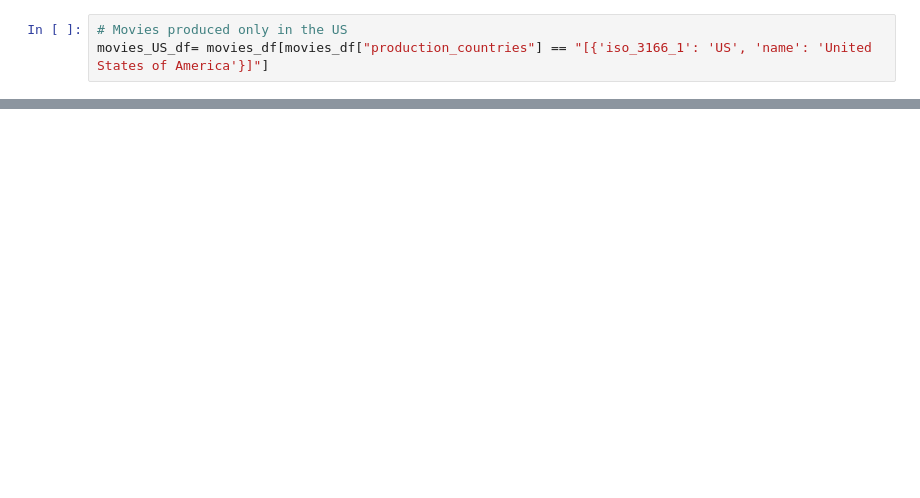
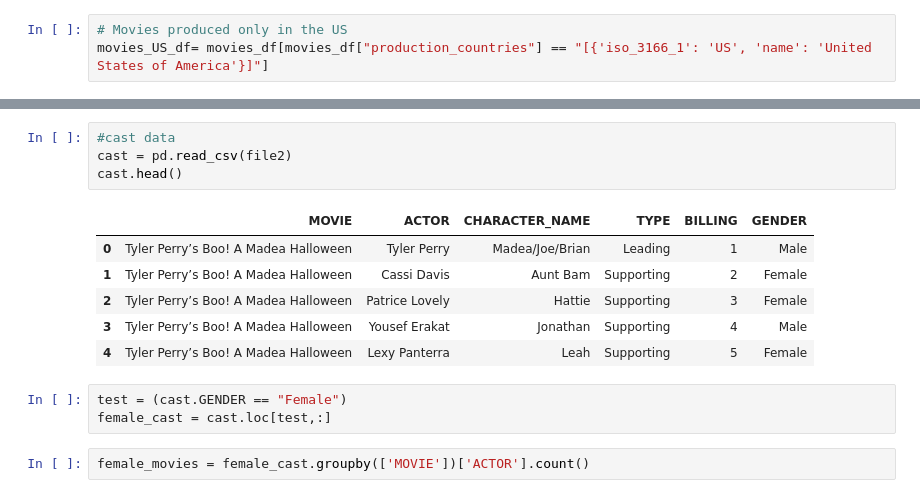
Before and after one commit to RubyRose7/ETL-Project, a Jupyter notebook: Resources/clean_movies.ipynb, the cells around one changed output, grey strips where cells are left out. Cells and saved outputs as stored; diff of their text form; blank space fills up the shorter version.

```diff
--- a/Resources/clean_movies.ipynb
+++ b/Resources/clean_movies.ipynb
@@ -57,0 +61,16 @@ movies_US_df
+# %%
+#cast data
+cast = pd.read_csv(file2)
+cast.head()
+# %% [output]
+|  | MOVIE | ACTOR | CHARACTER_NAME | TYPE | BILLING | GENDER |
+| 0 | Tyler Perry’s Boo! A Madea Halloween | Tyler Perry | Madea/Joe/Brian | Leading | 1 | Male |
+| 1 | Tyler Perry’s Boo! A Madea Halloween | Cassi Davis | Aunt Bam | Supporting | 2 | Female |
+| 2 | Tyler Perry’s Boo! A Madea Halloween | Patrice Lovely | Hattie | Supporting | 3 | Female |
+| 3 | Tyler Perry’s Boo! A Madea Halloween | Yousef Erakat | Jonathan | Supporting | 4 | Male |
+| 4 | Tyler Perry’s Boo! A Madea Halloween | Lexy Panterra | Leah | Supporting | 5 | Female |
+# %%
+test = (cast.GENDER == "Female")
+female_cast = cast.loc[test,:]
+# %%
+female_movies = female_cast.groupby(['MOVIE'])['ACTOR'].count()
```
Also changed, not shown: parts of 6 cells of this notebook.
